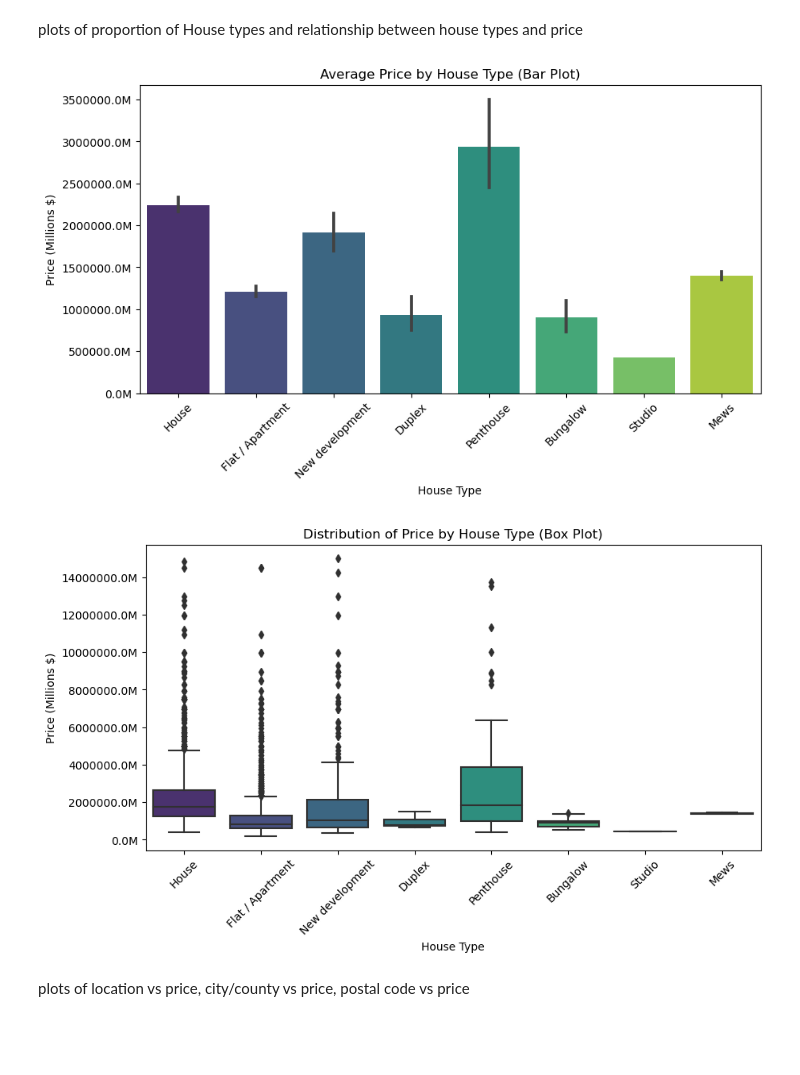
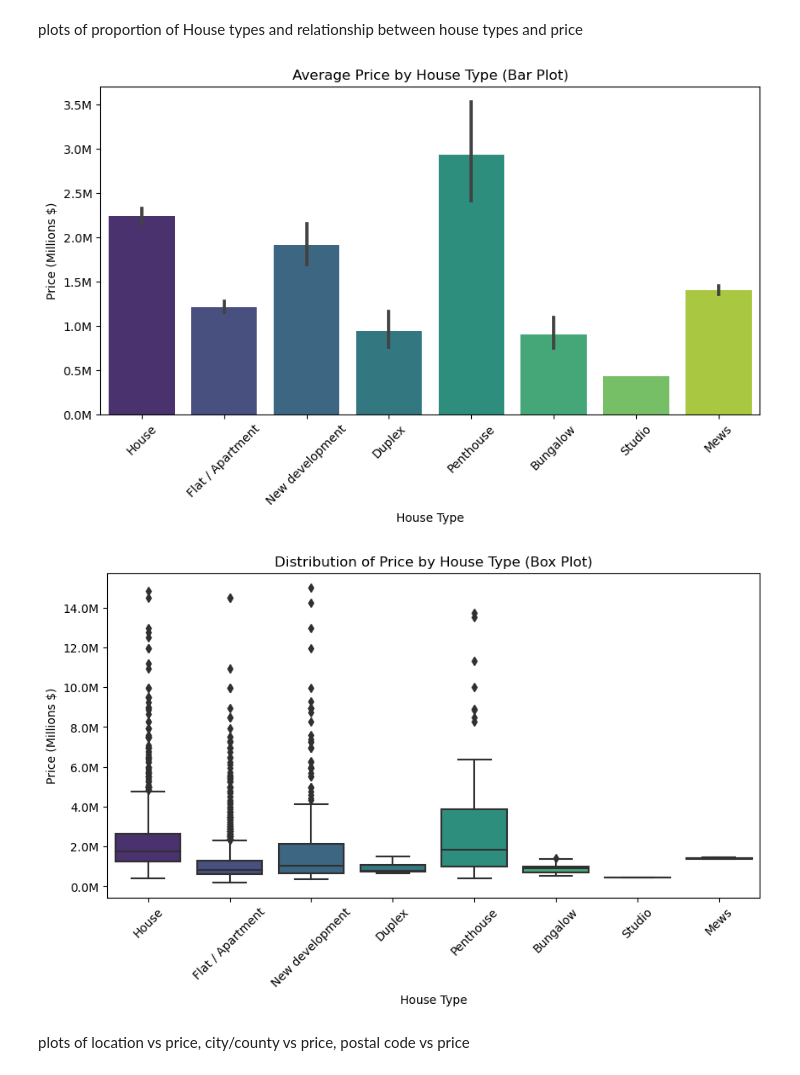
Before and after one commit to magnus-wright/House-Price-Prediction-Model, a Jupyter notebook: price_prediction.ipynb, the cells around one changed output. Saved outputs shown, nothing was run; the diff lists cells and outputs as text; code cells hidden in the pictures; blank space fills up the shorter version.

```diff
--- a/price_prediction.ipynb
+++ b/price_prediction.ipynb
@@ -189,34 +189,34 @@ plots of proportion of House types and relationship between house types and pric
 # %%
 # Convert Price to millions
 new_df = df.copy()  # Create a copy of the original DataFrame
 #new_df['Price'] = df['Price'] / 1000000
 
 # Define a function to format y-axis labels
 def millions_formatter(x, pos):
-    return '{:.1f}M'.format(x)
+    return '{:.1f}M'.format(x/1000000)
 
 # Plotting using bar plot
 plt.figure(figsize=(10, 5))
 sns.barplot(data=new_df, x='House Type', y='Price', palette='viridis')
 plt.title('Average Price by House Type (Bar Plot)')
 plt.xlabel('House Type')
 plt.ylabel('Price (Millions $)')
 plt.xticks(rotation=45)  # Rotate x-axis labels for better visibility
 plt.gca().yaxis.set_major_formatter(FuncFormatter(millions_formatter))  # Format y-axis labels to display in millions
 plt.show()
 
 # Plotting using box plot
 plt.figure(figsize=(10, 5))
 sns.boxplot(data=new_df, x='House Type', y='Price', palette='viridis')
 plt.title('Distribution of Price by House Type (Box Plot)')
 plt.xlabel('House Type')
 plt.ylabel('Price (Millions $)')
 plt.xticks(rotation=45)  # Rotate x-axis labels for better visibility
 plt.gca().yaxis.set_major_formatter(FuncFormatter(millions_formatter))  # Format y-axis labels to display in millions
 plt.show()
 # %% [output]
-[figure, old version]
+[figure, new version]
-[figure, old version]
+[figure, new version]
 # %% [markdown]
 plots of location vs price, city/county vs price, postal code vs price
 # %%
```
Also changed, not shown: parts of 13 cells of this notebook.
